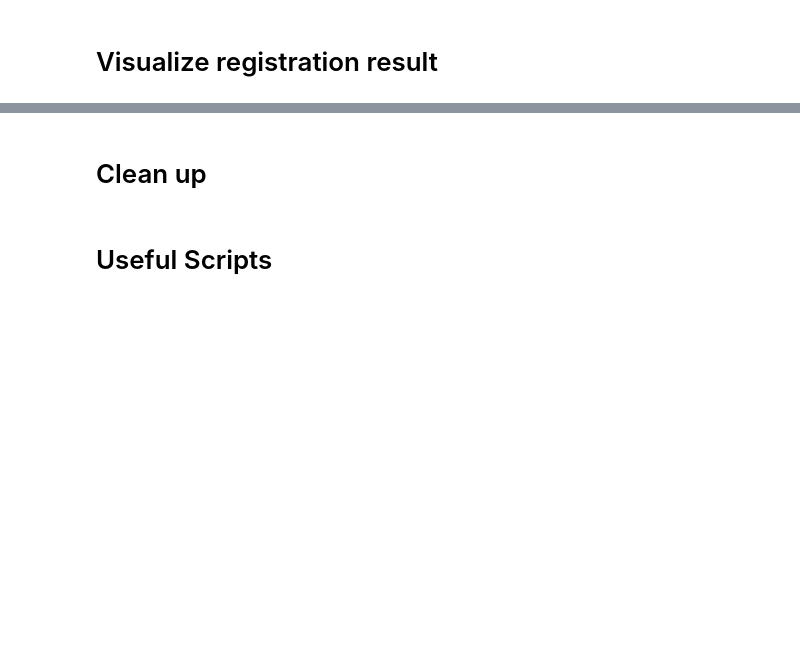
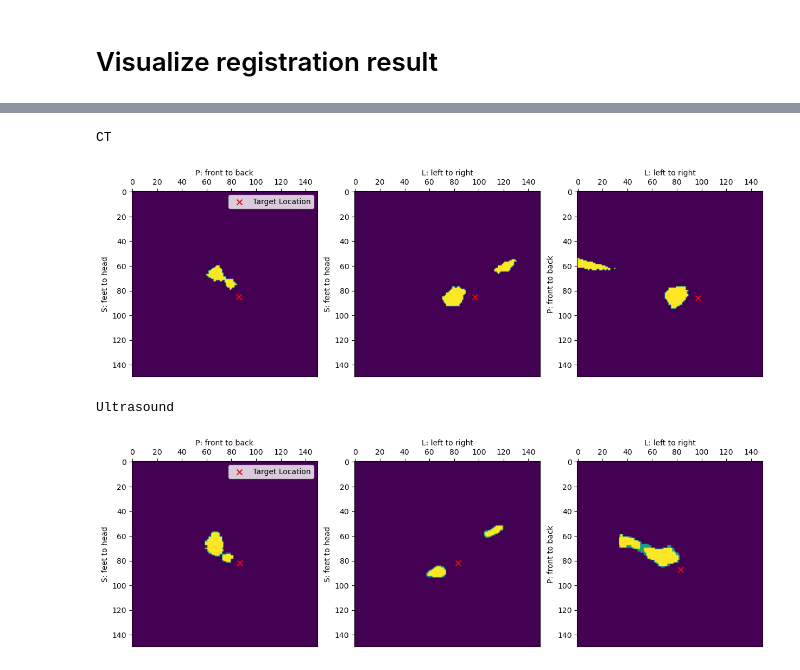
Before and after one commit to CoNG-harvard/robotic-ultrasound, a Jupyter notebook: notebooks/UltrasoundNavigation/Re-writing Registration from Scratch.ipynb, the cells around one changed output, grey strips where cells are left out. Saved outputs shown, nothing was run; the diff lists cells and outputs as text; code cells hidden in the pictures; blank space fills up the shorter version.

Commit message:
Completed CT to US transform re-writing.

```diff
--- a/notebooks/UltrasoundNavigation/Re-writing Registration from Scratch.ipynb
+++ b/notebooks/UltrasoundNavigation/Re-writing Registration from Scratch.ipynb
@@ -177,12 +177,14 @@ def normalize_img(input_img, output_origin, output_spacing, output_size):
     output = sitk.Resample(input_img,output_size, identity_tf, sitk.sitkLinear,output_origin,output_spacing)
     return output
 
-def visualize_vessel(vessel_img):
+def visualize_vessel(vessel_img,target_pixel=None,label=None):
     img = sitk.GetArrayViewFromImage(vessel_img)
     img = np.swapaxes(img,0,2)
-    target_pixel = np.array(centroid3(img) + np.array([0,0,0]))
+    if target_pixel is None:
+        target_pixel = np.array(centroid3(img))
+        label = 'Centroid location'
     plt.figure(figsize=(15,6))
-    plot_img_at(img,np.array(target_pixel,dtype=int),label='Centroid location')
+    plot_img_at(img,np.array(target_pixel,dtype=int),)
     plt.show()
 
 def get_centroid_loc(vessel_img):
@@ -385,2 +280,0 @@ ultrasoud_vid.release()
-# %% [markdown]
-# Clean up
@@ -390,2 +280,0 @@ pipeline.stop()
-# %% [markdown]
-# Useful Scripts
@@ -395,0 +281,18 @@ with open('../../config/default_pose.yaml','w') as f:
+# %%
+CT2US = sitk.CompositeTransform(centroid_offset)
+CT2US.AddTransform(rigid_transform)
+
+target_loc_ct = get_centroid_loc(vessel_ct) + np.array([20,10,10])
+pix = vessel_ct.TransformPhysicalPointToIndex(target_loc_ct)
+print("CT")
+visualize_vessel(vessel_ct,pix)
+
+target_loc_us = CT2US.TransformPoint(target_loc_ct)
+pix = vessel_us.TransformPhysicalPointToIndex(target_loc_us)
+print("Ultrasound")
+visualize_vessel(vessel_us,pix)
+# %% [output]
+CT
+[figure, added]
+Ultrasound
+[figure, added]
```
Also changed, not shown: parts of 12 cells of this notebook.
